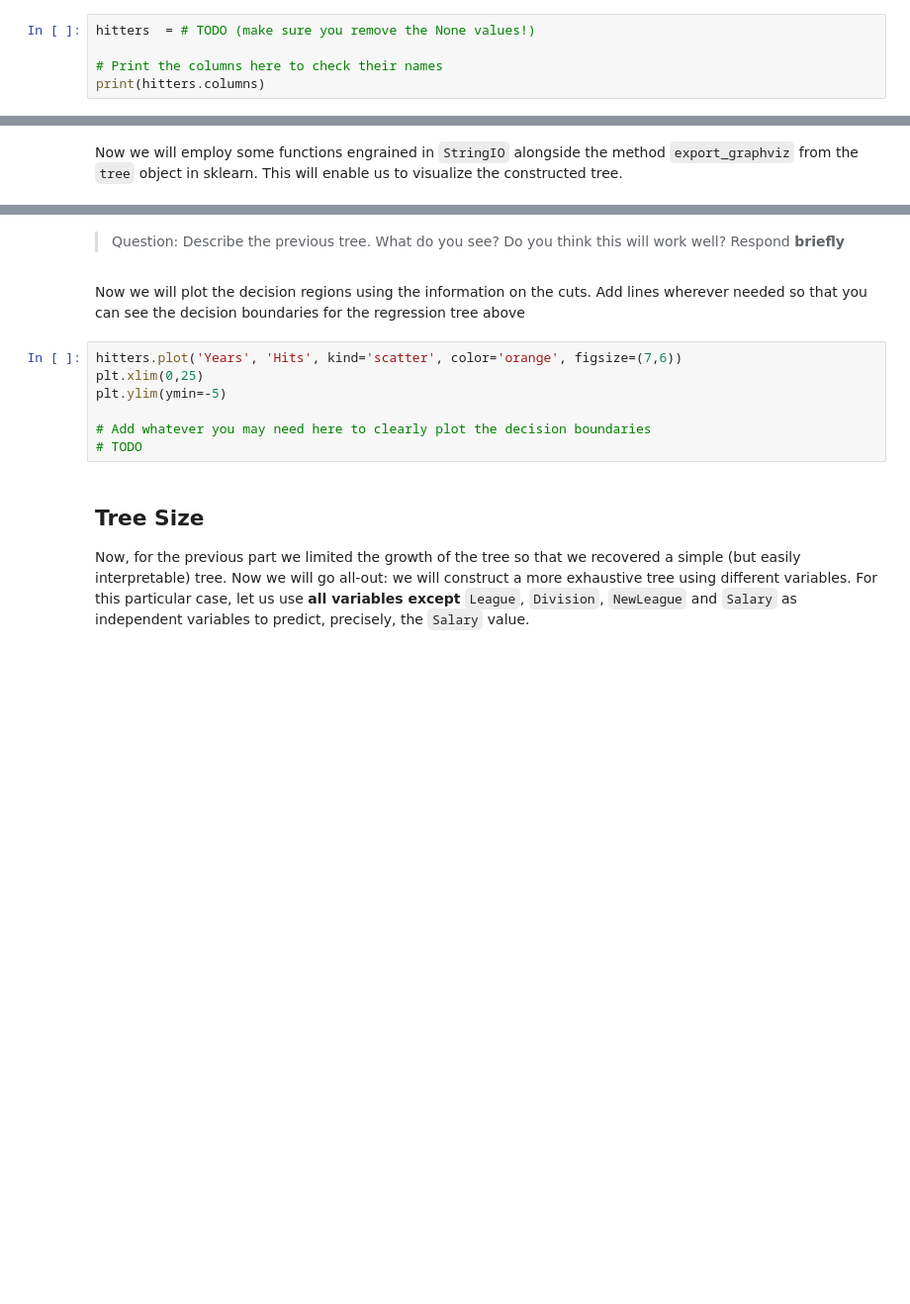
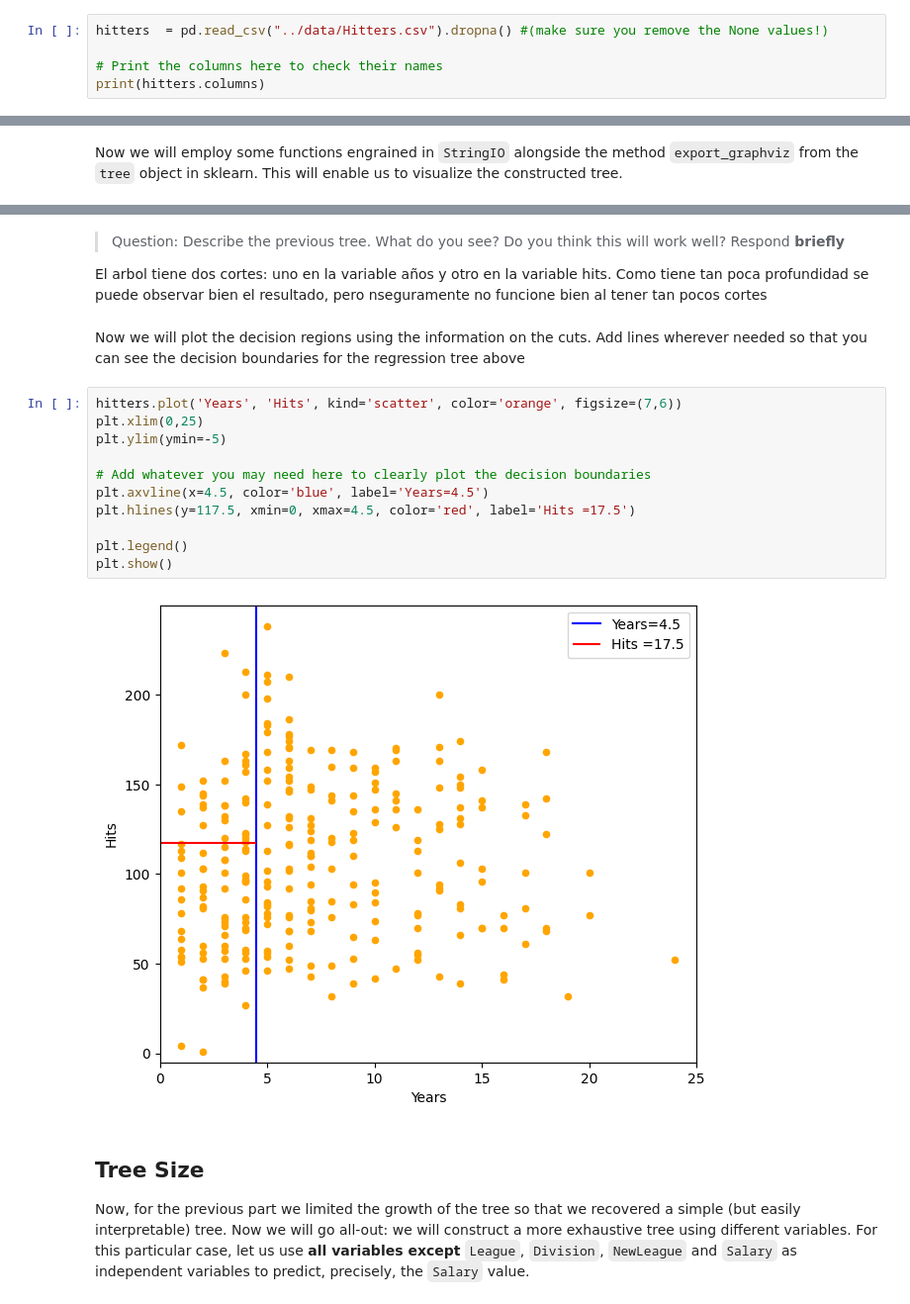
Before and after one commit to prg05/p2-8-prg05-main, a Jupyter notebook: notebook/Lab2_8_Trees.ipynb, the cells around one changed output, grey strips where cells are left out. Shown at 99% size. Saved outputs shown, nothing was run; the diff lists cells and outputs as text; blank space fills up the shorter version.

```diff
--- a/notebook/Lab2_8_Trees.ipynb
+++ b/notebook/Lab2_8_Trees.ipynb
@@ -29,7 +29,7 @@ We will first apply this to a regression dataset so that you see the way the mod
 For starters, let us try out a regression tree. To that end, first load the `Hitters.csv` dataset from the `data`
 folder.
 # %%
-hitters  = # TODO (make sure you remove the None values!)
+hitters  = pd.read_csv("../data/Hitters.csv").dropna() #(make sure you remove the None values!)
 
 # Print the columns here to check their names
 print(hitters.columns)
@@ -65,14 +76,22 @@ Image(graph.create_png())
 # %% [markdown]
 > Question: Describe the previous tree. What do you see? Do you think this will work well? Respond **briefly**
+
+El arbol tiene dos cortes: uno en la variable años y otro en la variable hits. Como tiene tan poca profundidad se puede observar bien el resultado, pero nseguramente no funcione bien al tener tan pocos cortes
 # %% [markdown]
 Now we will plot the decision regions using the information on the cuts. Add lines wherever needed so that you can see the decision boundaries for the regression tree above
 # %%
 hitters.plot('Years', 'Hits', kind='scatter', color='orange', figsize=(7,6))
 plt.xlim(0,25)
 plt.ylim(ymin=-5)
 
 # Add whatever you may need here to clearly plot the decision boundaries
-# TODO
+plt.axvline(x=4.5, color='blue', label='Years=4.5')
+plt.hlines(y=117.5, xmin=0, xmax=4.5, color='red', label='Hits =17.5')
+
+plt.legend()
+plt.show()
+# %% [output]
+[figure, added]
 # %% [markdown]
 ## Tree Size
 
```
Also changed, not shown: parts of 48 cells of this notebook.
